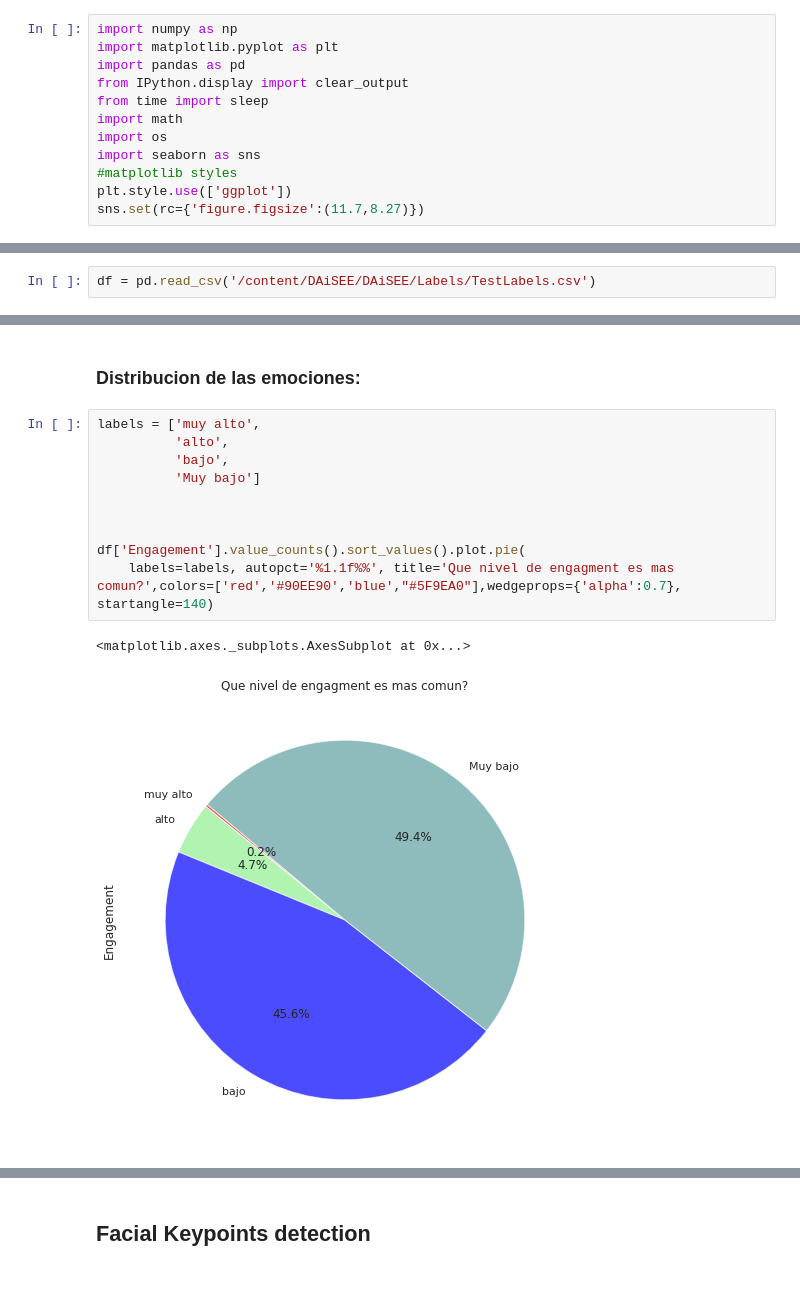
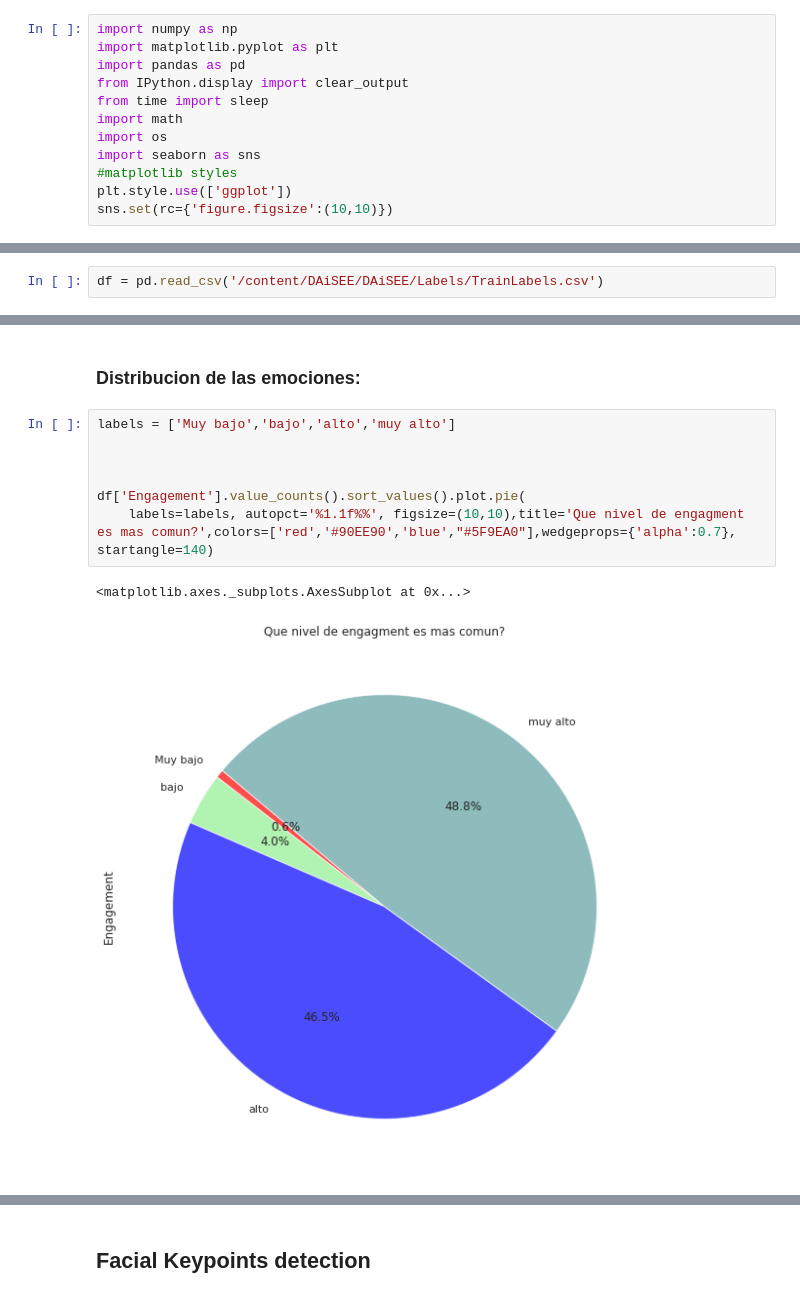
Before and after one commit to aenoboa1/Draft_ML_EmotionAPP, a Jupyter notebook: Main_Notebook.ipynb, the cells around one changed output, grey strips where cells are left out. Cells and saved outputs as stored; diff of their text form.

```diff
--- a/Main_Notebook.ipynb
+++ b/Main_Notebook.ipynb
@@ -29,7 +29,7 @@ import os
 import seaborn as sns
 #matplotlib styles
 plt.style.use(['ggplot'])
-sns.set(rc={'figure.figsize':(11.7,8.27)})
+sns.set(rc={'figure.figsize':(10,10)})
 # %% [markdown]
 # 2. Obtain the data:
 # %%
@@ -138,5 +151,5 @@ def extractFrames():
 # %%
-df = pd.read_csv('/content/DAiSEE/DAiSEE/Labels/TestLabels.csv')
+df = pd.read_csv('/content/DAiSEE/DAiSEE/Labels/TrainLabels.csv')
 # %%
 df
 # %% [output]
@@ -166,15 +179,12 @@ plt.show()
 # %% [markdown]
 ### Distribucion de las emociones:
 # %%
-labels = ['muy alto',
-          'alto',
-          'bajo',
-          'Muy bajo']
+labels = ['Muy bajo','bajo','alto','muy alto']
 
 
 
 df['Engagement'].value_counts().sort_values().plot.pie(
-    labels=labels, autopct='%1.1f%%', title='Que nivel de engagment es mas comun?',colors=['red','#90EE90','blue',"#5F9EA0"],wedgeprops={'alpha':0.7}, startangle=140)
+    labels=labels, autopct='%1.1f%%', figsize=(10,10),title='Que nivel de engagment es mas comun?',colors=['red','#90EE90','blue',"#5F9EA0"],wedgeprops={'alpha':0.7}, startangle=140)
 # %% [output]
 <matplotlib.axes._subplots.AxesSubplot at 0x...>
-[figure, old version]
+[figure, new version]
```
Also changed, not shown: parts of 11 cells of this notebook.
